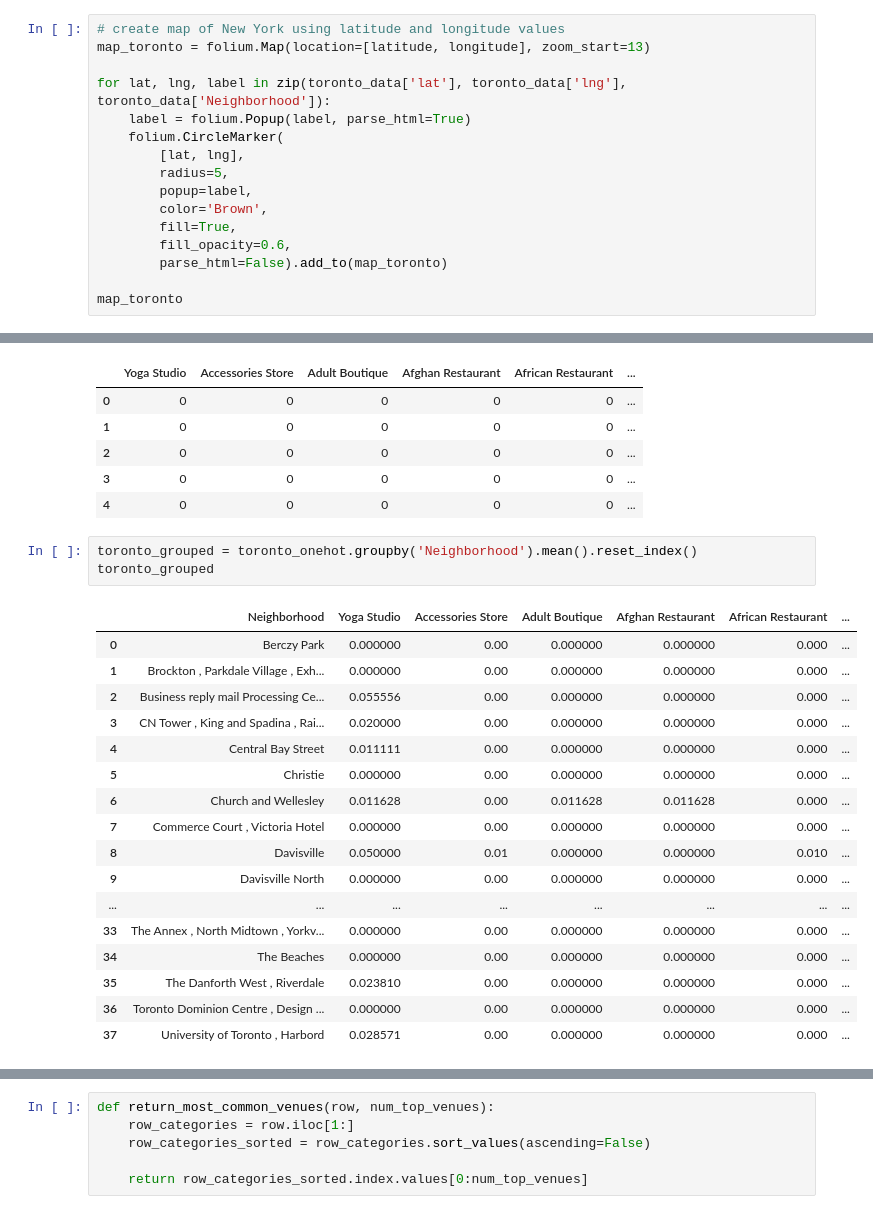
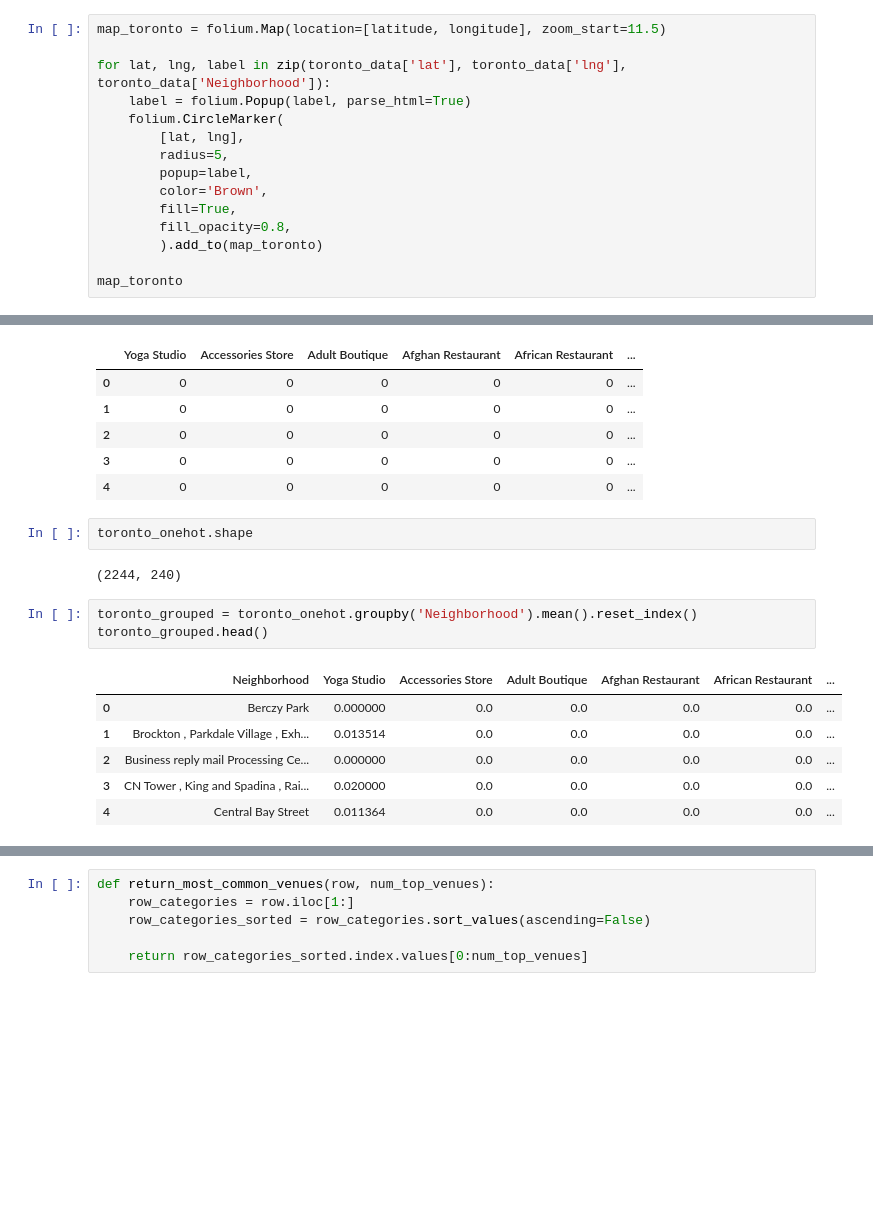
Before and after one commit to HaoyuWu/Segmenting-and-Clustering-Neighborhoods-in-Toronto, a Jupyter notebook: Explore the neighborhoods in Toronto.ipynb, the cells around one changed output, grey strips where cells are left out. Cells and saved outputs as stored; diff of their text form; blank space fills up the shorter version.

```diff
--- a/Explore the neighborhoods in Toronto.ipynb
+++ b/Explore the neighborhoods in Toronto.ipynb
@@ -55,6 +76,5 @@ toronto_data.head()
 # %%
-# create map of New York using latitude and longitude values
-map_toronto = folium.Map(location=[latitude, longitude], zoom_start=13)
+map_toronto = folium.Map(location=[latitude, longitude], zoom_start=11.5)
 
 for lat, lng, label in zip(toronto_data['lat'], toronto_data['lng'], toronto_data['Neighborhood']):
     label = folium.Popup(label, parse_html=True)
@@ -64,8 +84,8 @@ for lat, lng, label in zip(toronto_data['lat'], toronto_data['lng'], toronto_dat
         popup=label,
         color='Brown',
         fill=True,
-        fill_opacity=0.6,
-        parse_html=False).add_to(map_toronto)
+        fill_opacity=0.8,
+        ).add_to(map_toronto)
 
 map_toronto
 # %% [output]
@@ -164,27 +198,20 @@ toronto_onehot.head()
 | 2 | 0 | 0 | 0 | 0 | 0 | ... |
 | 3 | 0 | 0 | 0 | 0 | 0 | ... |
 | 4 | 0 | 0 | 0 | 0 | 0 | ... |
+# %%
+toronto_onehot.shape
+# %% [output]
+(2244, 240)
 # %%
 toronto_grouped = toronto_onehot.groupby('Neighborhood').mean().reset_index()
-toronto_grouped
+toronto_grouped.head()
 # %% [output]
 |  | Neighborhood | Yoga Studio | Accessories Store | Adult Boutique | Afghan Restaurant | African Restaurant | ... |
-| 0 | Berczy Park | 0.000000 | 0.00 | 0.000000 | 0.000000 | 0.000 | ... |
-| 1 | Brockton , Parkdale Village , Exh... | 0.000000 | 0.00 | 0.000000 | 0.000000 | 0.000 | ... |
-| 2 | Business reply mail Processing Ce... | 0.055556 | 0.00 | 0.000000 | 0.000000 | 0.000 | ... |
-| 3 | CN Tower , King and Spadina , Rai... | 0.020000 | 0.00 | 0.000000 | 0.000000 | 0.000 | ... |
-| 4 | Central Bay Street | 0.011111 | 0.00 | 0.000000 | 0.000000 | 0.000 | ... |
-| 5 | Christie | 0.000000 | 0.00 | 0.000000 | 0.000000 | 0.000 | ... |
-| 6 | Church and Wellesley | 0.011628 | 0.00 | 0.011628 | 0.011628 | 0.000 | ... |
-| 7 | Commerce Court , Victoria Hotel | 0.000000 | 0.00 | 0.000000 | 0.000000 | 0.000 | ... |
-| 8 | Davisville | 0.050000 | 0.01 | 0.000000 | 0.000000 | 0.010 | ... |
-| 9 | Davisville North | 0.000000 | 0.00 | 0.000000 | 0.000000 | 0.000 | ... |
-| ... | ... | ... | ... | ... | ... | ... | ... |
-| 33 | The Annex , North Midtown , Yorkv... | 0.000000 | 0.00 | 0.000000 | 0.000000 | 0.000 | ... |
-| 34 | The Beaches | 0.000000 | 0.00 | 0.000000 | 0.000000 | 0.000 | ... |
-| 35 | The Danforth West , Riverdale | 0.023810 | 0.00 | 0.000000 | 0.000000 | 0.000 | ... |
-| 36 | Toronto Dominion Centre , Design ... | 0.000000 | 0.00 | 0.000000 | 0.000000 | 0.000 | ... |
-| 37 | University of Toronto , Harbord | 0.028571 | 0.00 | 0.000000 | 0.000000 | 0.000 | ... |
+| 0 | Berczy Park | 0.000000 | 0.0 | 0.0 | 0.0 | 0.0 | ... |
+| 1 | Brockton , Parkdale Village , Exh... | 0.013514 | 0.0 | 0.0 | 0.0 | 0.0 | ... |
+| 2 | Business reply mail Processing Ce... | 0.000000 | 0.0 | 0.0 | 0.0 | 0.0 | ... |
+| 3 | CN Tower , King and Spadina , Rai... | 0.020000 | 0.0 | 0.0 | 0.0 | 0.0 | ... |
+| 4 | Central Bay Street | 0.011364 | 0.0 | 0.0 | 0.0 | 0.0 | ... |
 # %%
 num_top_venues = 5
 
```
Also changed, not shown: parts of 12 cells of this notebook.
